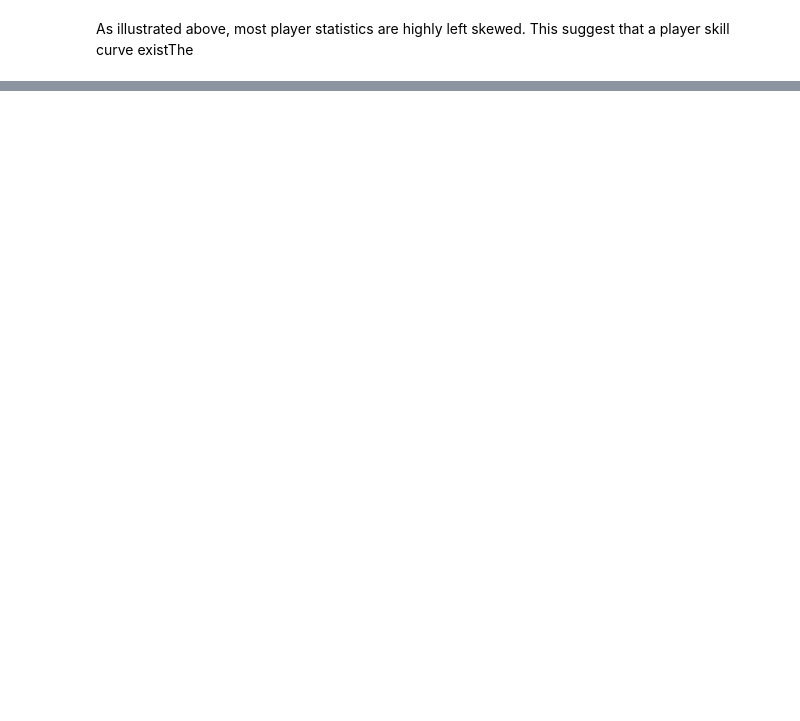
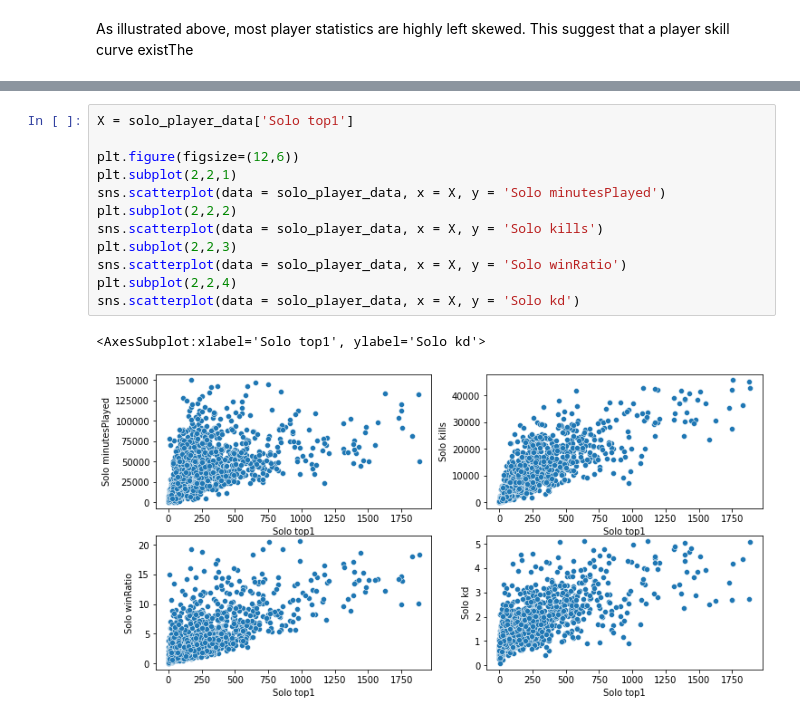
Before and after one commit to joeyc13/Multiplayer-Matchmaking, a Jupyter notebook: fortnite_data.ipynb, the cells around one changed output, grey strips where cells are left out. Drawn from its saved outputs; the diff is of its cells as text; blank space fills up the shorter version.

```diff
--- a/fortnite_data.ipynb
+++ b/fortnite_data.ipynb
@@ -124,3 +147,18 @@ As illustrated above, most player statistics are highly left skewed. This sugges
+# %%
+X = solo_player_data['Solo top1']
+
+plt.figure(figsize=(12,6))
+plt.subplot(2,2,1)
+sns.scatterplot(data = solo_player_data, x = X, y = 'Solo minutesPlayed')
+plt.subplot(2,2,2)
+sns.scatterplot(data = solo_player_data, x = X, y = 'Solo kills')
+plt.subplot(2,2,3)
+sns.scatterplot(data = solo_player_data, x = X, y = 'Solo winRatio')
+plt.subplot(2,2,4)
+sns.scatterplot(data = solo_player_data, x = X, y = 'Solo kd')
+# %% [output]
+<AxesSubplot:xlabel='Solo top1', ylabel='Solo kd'>
+[figure, added]
 # %%
 correlation_matrix = solo_player_data.corr()
 
```
Also changed, not shown: parts of 15 cells of this notebook.
